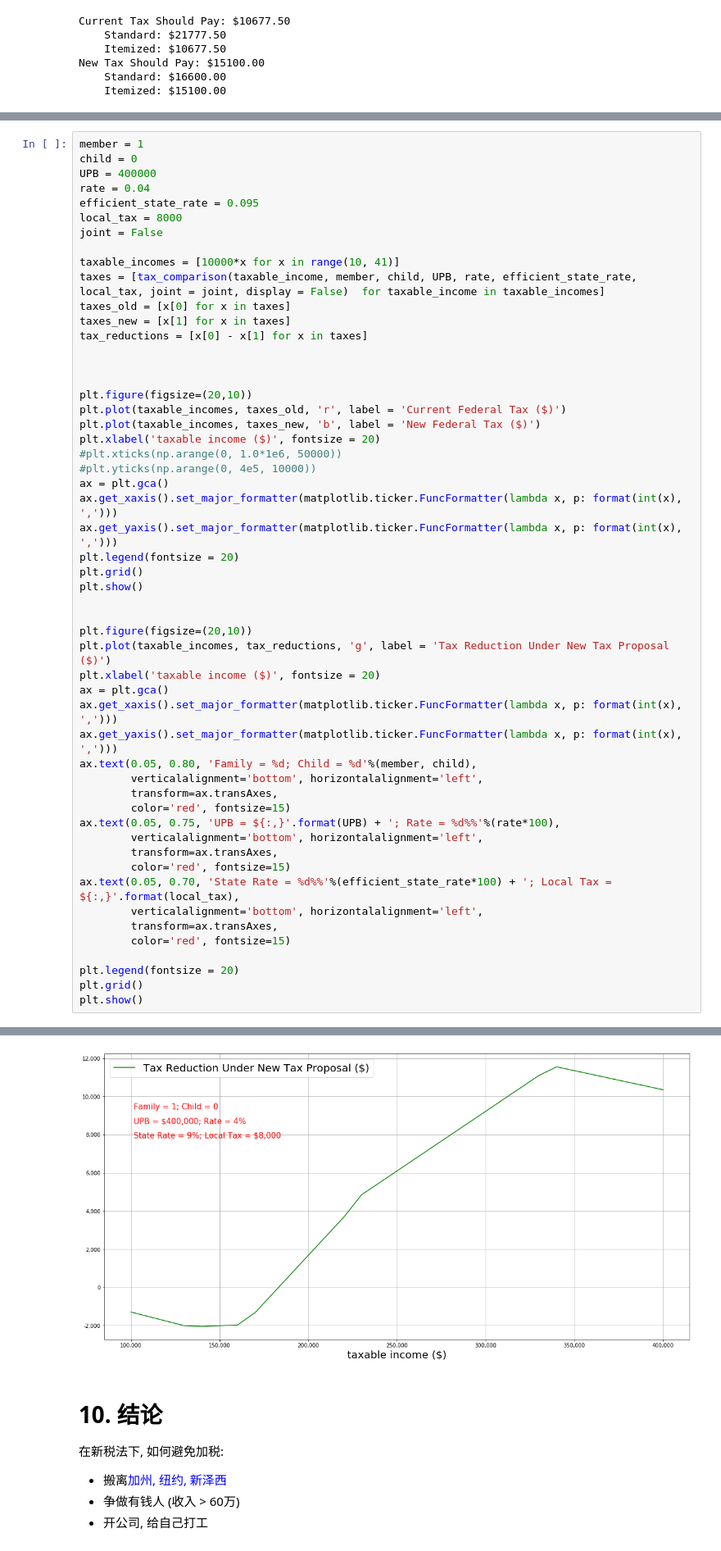
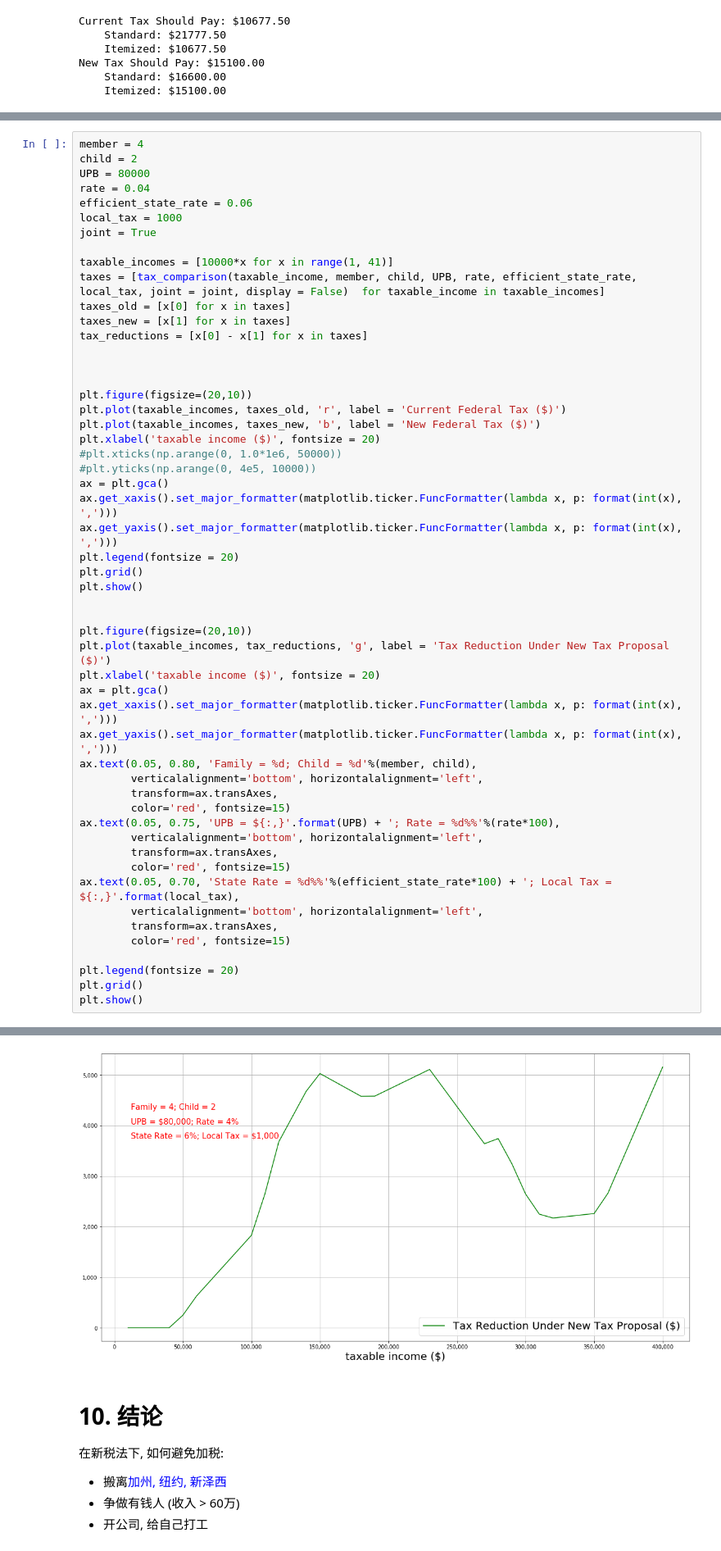
Before and after one commit to cgao/tax_reform, a Jupyter notebook: tax_reform.ipynb, the cells around one changed output, grey strips where cells are left out. Shown: that part at 82% size. Drawn from its saved outputs; the diff is of its cells as text.

```diff
--- a/tax_reform.ipynb
+++ b/tax_reform.ipynb
@@ -517,13 +542,13 @@ plt.show()
 # %%
-member = 1
-child = 0
-UPB = 400000
+member = 4
+child = 2
+UPB = 80000
 rate = 0.04
-efficient_state_rate = 0.095
-local_tax = 8000
-joint = False
+efficient_state_rate = 0.06
+local_tax = 1000
+joint = True
 
-taxable_incomes = [10000*x for x in range(10, 41)]
+taxable_incomes = [10000*x for x in range(1, 41)]
 taxes = [tax_comparison(taxable_income, member, child, UPB, rate, efficient_state_rate, local_tax, joint = joint, display = False)  for taxable_income in taxable_incomes]
 taxes_old = [x[0] for x in taxes]
 taxes_new = [x[1] for x in taxes]
@@ -572,4 +597,4 @@ plt.show()
-[figure, old version]
+[figure, new version]
 # %% [markdown]
 # 10. 结论
 
```
Also changed, not shown: parts of 6 cells of this notebook.
